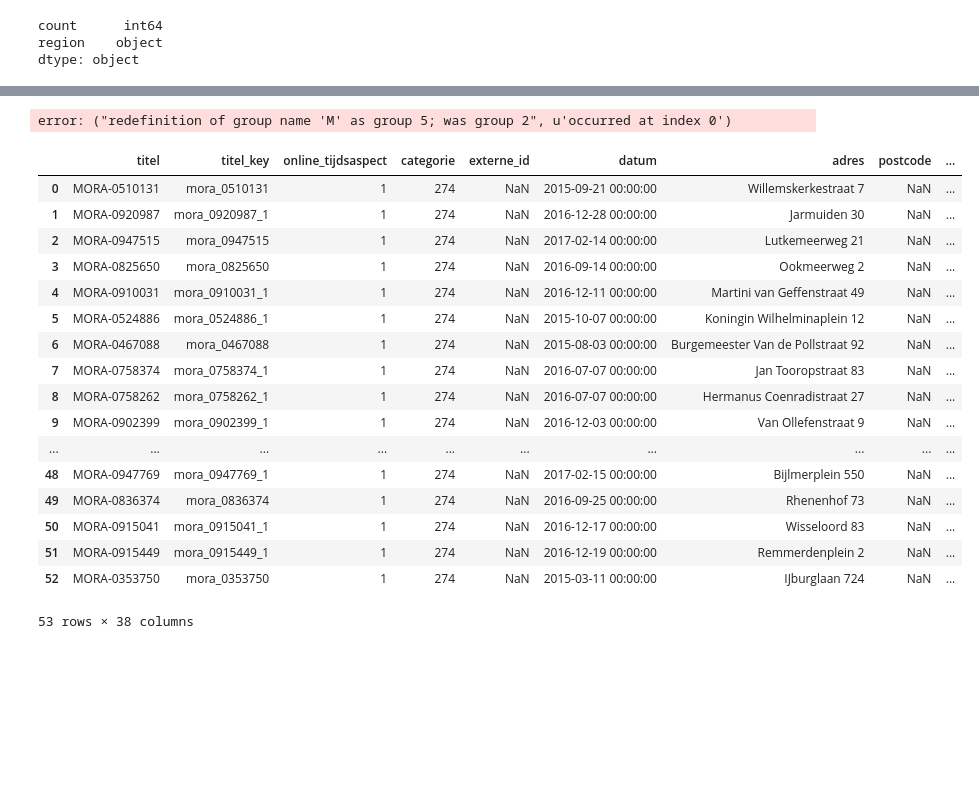
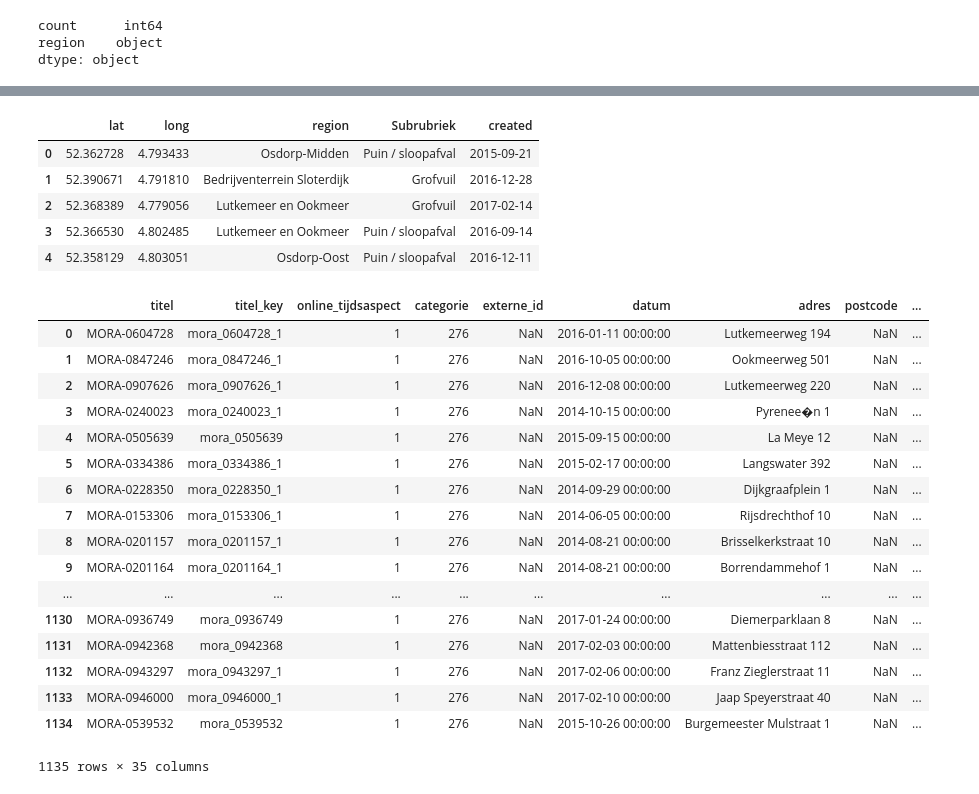
Before and after one commit to omikad/crowdednesshackathon, a Jupyter notebook: social_activity.ipynb, the cells around one changed output, grey strips where cells are left out. Drawn from its saved outputs; the diff is of its cells as text; code cells hidden in the pictures; blank space fills up the shorter version.

```diff
--- a/social_activity.ipynb
+++ b/social_activity.ipynb
@@ -159,7 +159,7 @@ waste['long'] = waste.apply(lambda x: float(regexp.findall(x['locatie'])[0]), ax
 waste['lat'] = waste.apply(lambda x: float(regexp.findall(x['locatie'])[1]), axis=1)
 
 waste['created'] = waste.apply( \
-    lambda x: datetime.strptime(x['datum'], '%Y-%M-%d %H:%M:%S'), axis=1)
+    lambda x: datetime.strptime(x['datum'], '%Y-%m-%d %H:%M:%S'), axis=1)
 
 regions = [''] * waste.shape[0]
 for i in range(waste.shape[0]):
@@ -170,33 +170,57 @@ for i in range(waste.shape[0]):
             break
 
 waste = waste.assign(region = regions)
-# %% [output]
-error: ("redefinition of group name 'M' as group 5; was group 2", u'occurred at index 0')
 # %%
 waste
 # [waste.Subrubriek == 'Grofvuil']
 
-# waste[['lat', 'long', 'region', 'Subrubriek']]
+waste[['lat', 'long', 'region', 'Subrubriek', 'created']].head()
 
 # create_map(waste)
 # create_map(waste[waste['Subrubriek'] == 'Veeg- / zwerfvuil'])
 # waste
 # %% [output]
-|  | titel | titel_key | online_tijdsaspect | categorie | externe_id | datum | adres | postcode | ... |
-| 0 | MORA-0510131 | mora_0510131 | 1 | 274 | NaN | 2015-09-21 00:00:00 | Willemskerkestraat 7 | NaN | ... |
-| 1 | MORA-0920987 | mora_0920987_1 | 1 | 274 | NaN | 2016-12-28 00:00:00 | Jarmuiden 30 | NaN | ... |
-| 2 | MORA-0947515 | mora_0947515 | 1 | 274 | NaN | 2017-02-14 00:00:00 | Lutkemeerweg 21 | NaN | ... |
-| 3 | MORA-0825650 | mora_0825650 | 1 | 274 | NaN | 2016-09-14 00:00:00 | Ookmeerweg 2 | NaN | ... |
-| 4 | MORA-0910031 | mora_0910031_1 | 1 | 274 | NaN | 2016-12-11 00:00:00 | Martini van Geffenstraat 49 | NaN | ... |
-| 5 | MORA-0524886 | mora_0524886_1 | 1 | 274 | NaN | 2015-10-07 00:00:00 | Koningin Wilhelminaplein 12 | NaN | ... |
-| 6 | MORA-0467088 | mora_0467088 | 1 | 274 | NaN | 2015-08-03 00:00:00 | Burgemeester Van de Pollstraat 92 | NaN | ... |
-| 7 | MORA-0758374 | mora_0758374_1 | 1 | 274 | NaN | 2016-07-07 00:00:00 | Jan Tooropstraat 83 | NaN | ... |
-| 8 | MORA-0758262 | mora_0758262_1 | 1 | 274 | NaN | 2016-07-07 00:00:00 | Hermanus Coenradistraat 27 | NaN | ... |
-| 9 | MORA-0902399 | mora_0902399_1 | 1 | 274 | NaN | 2016-12-03 00:00:00 | Van Ollefenstraat 9 | NaN | ... |
-| ... | ... | ... | ... | ... | ... | ... | ... | ... | ... |
-| 48 | MORA-0947769 | mora_0947769_1 | 1 | 274 | NaN | 2017-02-15 00:00:00 | Bijlmerplein 550 | NaN | ... |
-| 49 | MORA-0836374 | mora_0836374 | 1 | 274 | NaN | 2016-09-25 00:00:00 | Rhenenhof 73 | NaN | ... |
-| 50 | MORA-0915041 | mora_0915041_1 | 1 | 274 | NaN | 2016-12-17 00:00:00 | Wisseloord 83 | NaN | ... |
-| 51 | MORA-0915449 | mora_0915449_1 | 1 | 274 | NaN | 2016-12-19 00:00:00 | Remmerdenplein 2 | NaN | ... |
-| 52 | MORA-0353750 | mora_0353750 | 1 | 274 | NaN | 2015-03-11 00:00:00 | IJburglaan 724 | NaN | ... |
+|  | lat | long | region | Subrubriek | created |
+| 0 | 52.362728 | 4.793433 | Osdorp-Midden | Puin / sloopafval | 2015-09-21 |
+| 1 | 52.390671 | 4.791810 | Bedrijventerrein Sloterdijk | Grofvuil | 2016-12-28 |
+| 2 | 52.368389 | 4.779056 | Lutkemeer en Ookmeer | Grofvuil | 2017-02-14 |
+| 3 | 52.366530 | 4.802485 | Lutkemeer en Ookmeer | Puin / sloopafval | 2016-09-14 |
+| 4 | 52.358129 | 4.803051 | Osdorp-Oost | Puin / sloopafval | 2016-12-11 |
-53 rows × 38 columns
+# %%
+regexp = re.compile(r'\d+\.\d+')
+nuisance = pd.read_csv('mor-openbare-ruimte-en-overlast.csv', delimiter=';')
+
+nuisance['long'] = nuisance.apply(lambda x: float(regexp.findall(x['locatie'])[0]), axis=1)
+nuisance['lat'] = nuisance.apply(lambda x: float(regexp.findall(x['locatie'])[1]), axis=1)
+
+nuisance['created'] = nuisance.apply( \
+    lambda x: datetime.strptime(x['datum'], '%Y-%m-%d %H:%M:%S'), axis=1)
+
+regions = [''] * nuisance.shape[0]
+for i in range(nuisance.shape[0]):
+    point = Point(nuisance.iloc[i]['long'], nuisance.iloc[i]['lat'])
+    for name, polygon in polygons:
+        if polygon.contains(point):
+            regions[i] = name
+            break
+
+nuisance = nuisance.assign(region = regions)
+# %% [output]
+|  | titel | titel_key | online_tijdsaspect | categorie | externe_id | datum | adres | postcode | ... |
+| 0 | MORA-0604728 | mora_0604728_1 | 1 | 276 | NaN | 2016-01-11 00:00:00 | Lutkemeerweg 194 | NaN | ... |
+| 1 | MORA-0847246 | mora_0847246_1 | 1 | 276 | NaN | 2016-10-05 00:00:00 | Ookmeerweg 501 | NaN | ... |
+| 2 | MORA-0907626 | mora_0907626_1 | 1 | 276 | NaN | 2016-12-08 00:00:00 | Lutkemeerweg 220 | NaN | ... |
+| 3 | MORA-0240023 | mora_0240023_1 | 1 | 276 | NaN | 2014-10-15 00:00:00 | Pyrenee�n 1 | NaN | ... |
+| 4 | MORA-0505639 | mora_0505639 | 1 | 276 | NaN | 2015-09-15 00:00:00 | La Meye 12 | NaN | ... |
+| 5 | MORA-0334386 | mora_0334386_1 | 1 | 276 | NaN | 2015-02-17 00:00:00 | Langswater 392 | NaN | ... |
+| 6 | MORA-0228350 | mora_0228350_1 | 1 | 276 | NaN | 2014-09-29 00:00:00 | Dijkgraafplein 1 | NaN | ... |
+| 7 | MORA-0153306 | mora_0153306_1 | 1 | 276 | NaN | 2014-06-05 00:00:00 | Rijsdrechthof 10 | NaN | ... |
+| 8 | MORA-0201157 | mora_0201157_1 | 1 | 276 | NaN | 2014-08-21 00:00:00 | Brisselkerkstraat 10 | NaN | ... |
+| 9 | MORA-0201164 | mora_0201164_1 | 1 | 276 | NaN | 2014-08-21 00:00:00 | Borrendammehof 1 | NaN | ... |
+| ... | ... | ... | ... | ... | ... | ... | ... | ... | ... |
+| 1130 | MORA-0936749 | mora_0936749 | 1 | 276 | NaN | 2017-01-24 00:00:00 | Diemerparklaan 8 | NaN | ... |
+| 1131 | MORA-0942368 | mora_0942368 | 1 | 276 | NaN | 2017-02-03 00:00:00 | Mattenbiesstraat 112 | NaN | ... |
+| 1132 | MORA-0943297 | mora_0943297_1 | 1 | 276 | NaN | 2017-02-06 00:00:00 | Franz Zieglerstraat 11 | NaN | ... |
+| 1133 | MORA-0946000 | mora_0946000_1 | 1 | 276 | NaN | 2017-02-10 00:00:00 | Jaap Speyerstraat 40 | NaN | ... |
+| 1134 | MORA-0539532 | mora_0539532 | 1 | 276 | NaN | 2015-10-26 00:00:00 | Burgemeester Mulstraat 1 | NaN | ... |
+1135 rows × 35 columns
```
Also changed, not shown: 1 other file.
